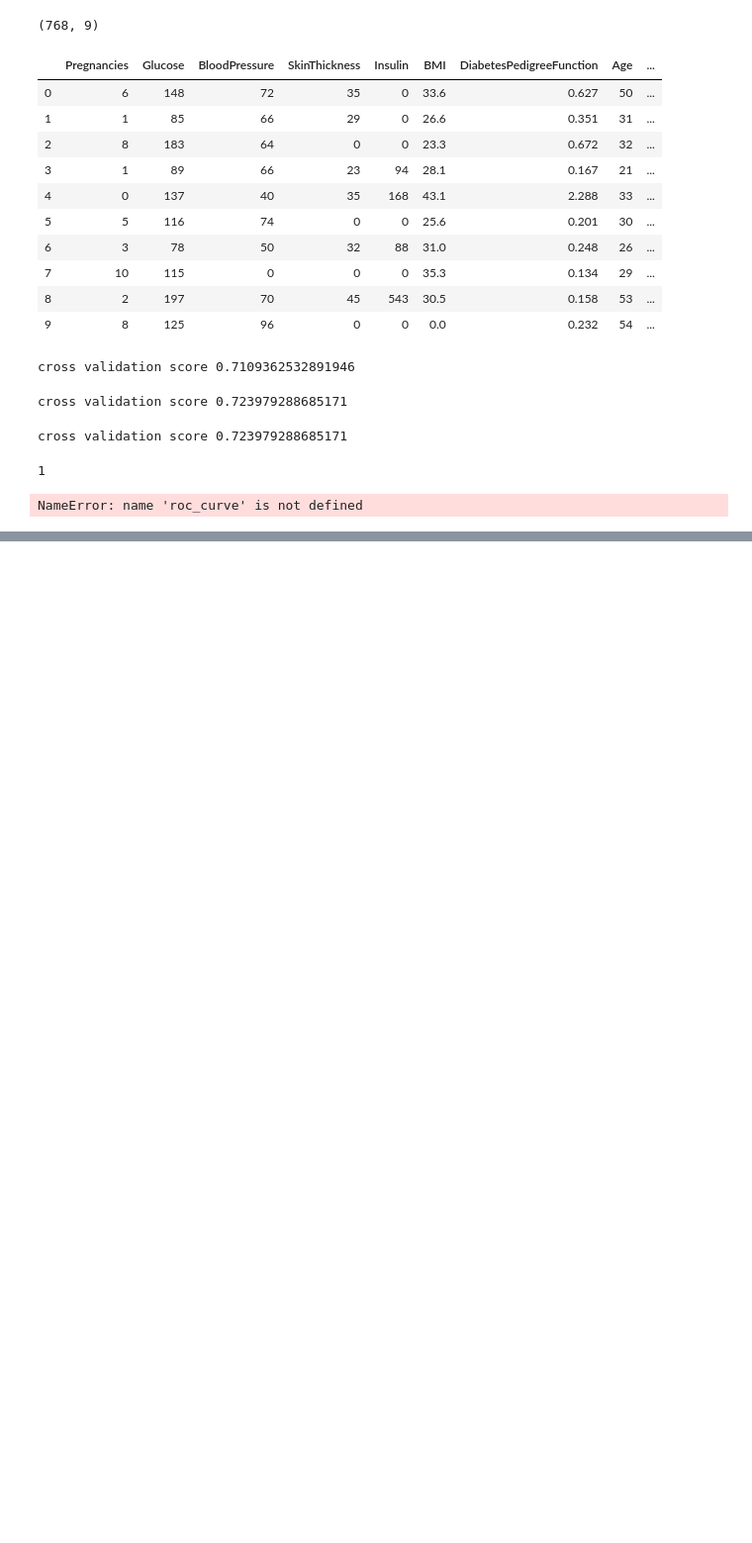
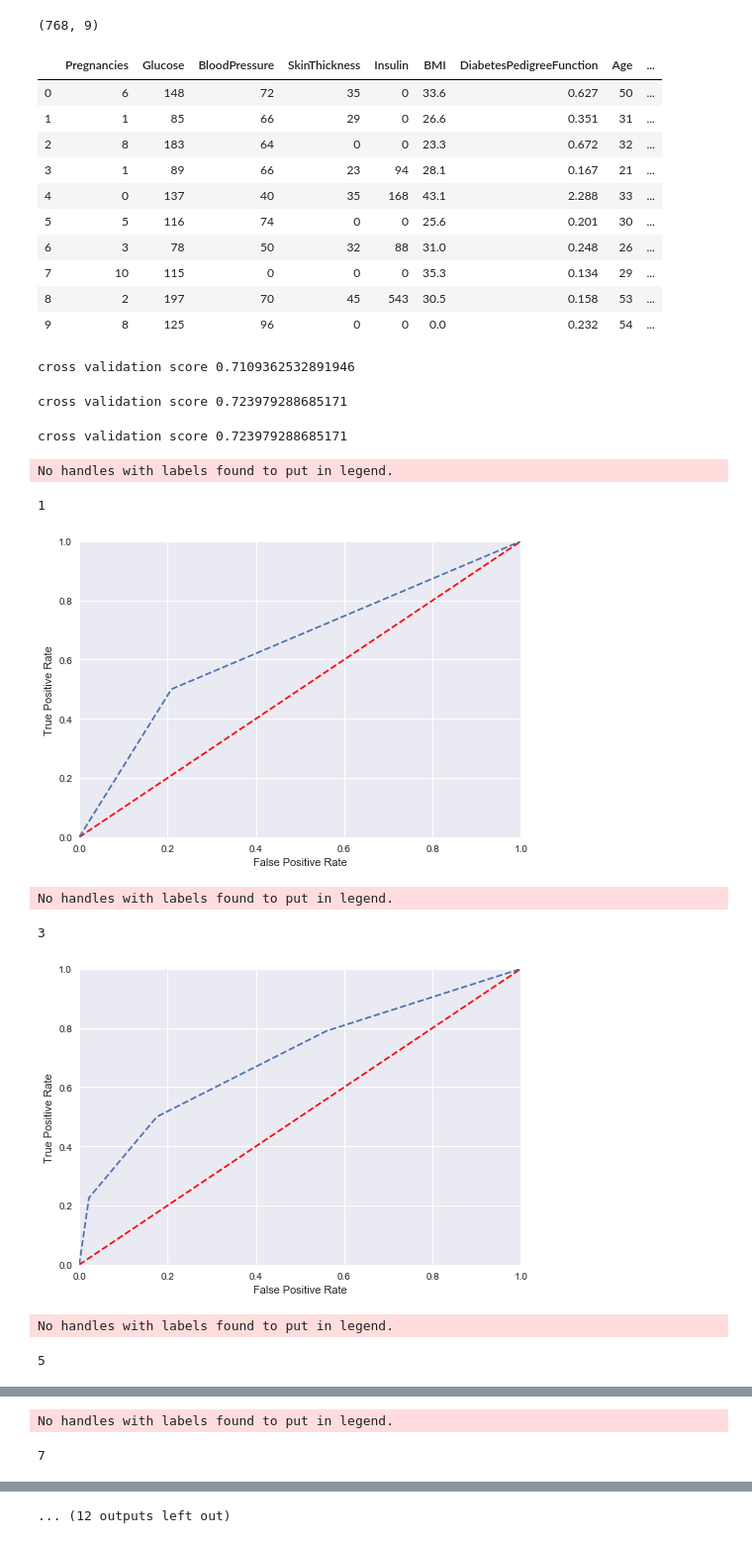
Before and after one commit to KVVaisakh/MachineLearning-DataMining, a Jupyter notebook: Lab3 - Model Evaluation/Lab 3.ipynb, the cells around one changed output, grey strips where cells are left out. Shown: that part at 99% size. Drawn from its saved outputs; the diff is of its cells as text; code cells hidden in the pictures; blank space fills up the shorter version.

```diff
--- a/Lab3 - Model Evaluation/Lab 3.ipynb
+++ b/Lab3 - Model Evaluation/Lab 3.ipynb
@@ -70,15 +70,36 @@ for train_index, test_index in rkf.split(x):
 print("cross validation score",np.mean(StratifiedKFoldAcc))
 # %% [output]
 cross validation score 0.723979288685171
-# %%
-from sklearn.neighbors import KNeighborsClassifier
-
-for k in range(1,15,2):
-    print(k)
-    classifier = KNeighborsClassifier(n_neighbors=k)
-    classifier.fit(x_train, y_train)
-    y_pred =classifier.predict_proba(x_test)
-    fpr, tpr, threshold = roc_curve(y_test, y_pred[:, 1])
-# %% [output]
-1
-NameError: name 'roc_curve' is not defined
+# %%
+from sklearn.neighbors import KNeighborsClassifier
+from sklearn.metrics import roc_auc_score,roc_curve
+import matplotlib.pyplot as plt
+plt.style.use('seaborn')
+
+x=data.values[:,0:-1]
+y=data.values[:,-1]
+for k in range(1,16,2):
+    print(k)
+    classifier = KNeighborsClassifier(n_neighbors=k)
+    model.fit(x_train,y_train)
+    classifier.fit(x_train, y_train)
+    y_pred =classifier.predict_proba(x_test)
+    fpr, tpr, threshold = roc_curve(y_test, y_pred[:, 1])
+    roc_auc = roc_auc_score(y_test, y_pred[:, 1])
+    plt.legend(loc = 'lower right') #Set Legend at lower rights
+    plt.plot([0, 1], [0, 1],'r--')#Set baseline model as diagonal
+    plt.xlim([0, 1])# Set x axis limits
+    plt.ylim([0, 1])# Set y axis limits
+    plt.ylabel('True Positive Rate')# y label
+    plt.xlabel('False Positive Rate')# x label
+    plt.plot(fpr, tpr, linestyle='--',  label = 'AUC = %0.2f' %roc_auc)# plot roc curves
+    plt.show();
+# %% [output]
+No handles with labels found to put in legend.
+1
+[figure, added]
+No handles with labels found to put in legend.
+3
+[figure, added]
+No handles with labels found to put in legend.
+5
@@ -84,0 +107,2 @@ NameError: name 'roc_curve' is not defined
+No handles with labels found to put in legend.
+7
@@ -84,0 +110 @@ NameError: name 'roc_curve' is not defined
+... (12 outputs left out)
```
Also changed, not shown: parts of 1 cell of this notebook.
